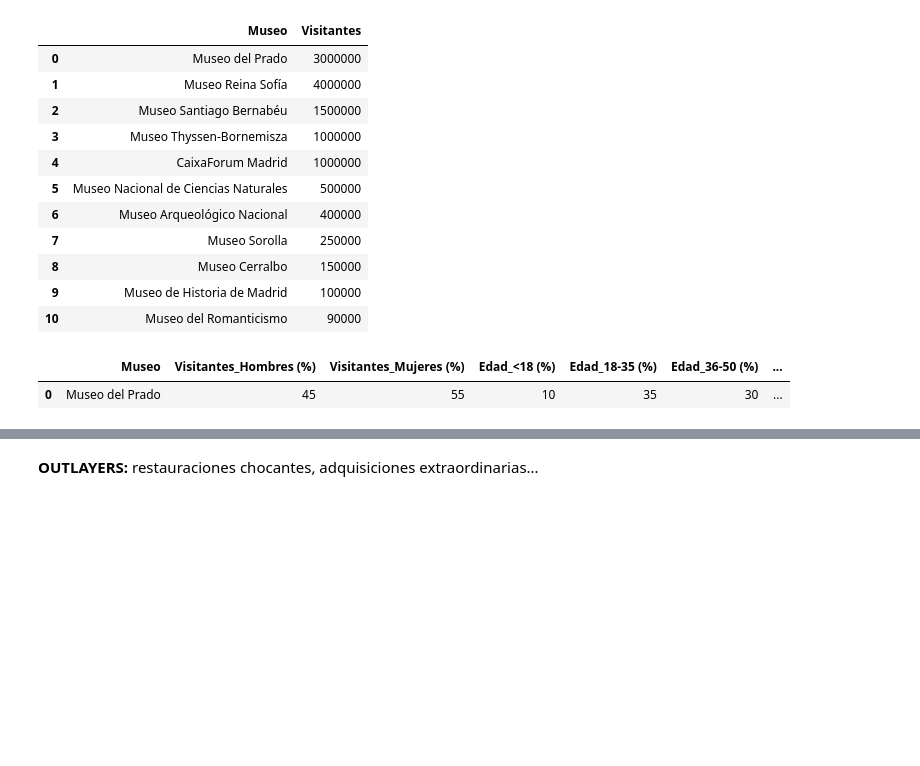
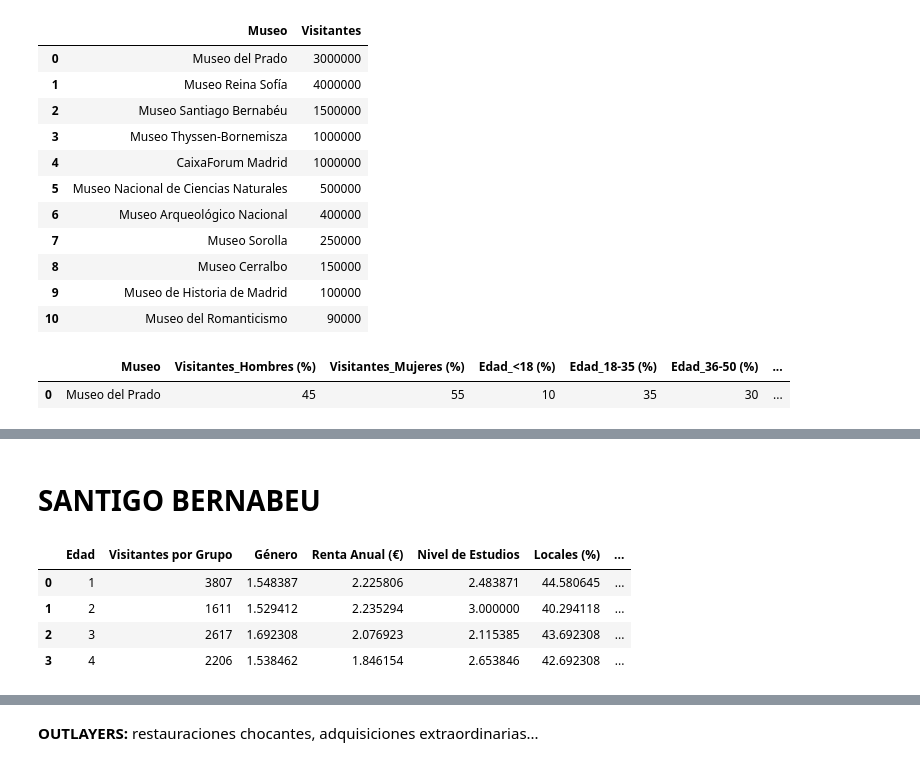
Before and after one commit to pgf3712/EDA_Madrid_Museums, a Jupyter notebook: 3-EDA_DESAROLLO.ipynb, the cells around one changed output, grey strips where cells are left out. Drawn from its saved outputs; the diff is of its cells as text; code cells hidden in the pictures; blank space fills up the shorter version.

```diff
--- a/3-EDA_DESAROLLO.ipynb
+++ b/3-EDA_DESAROLLO.ipynb
@@ -555,0 +644,36 @@ tarifas.head(1)
+# %% [markdown]
+# SANTIGO BERNABEU
+# %%
+# Reemplazar los valores de Género
+santiago_bernabeu['Género'] = santiago_bernabeu['Género'].replace({'Femenino': 1, 'Masculino': 2})
+
+# Reemplazar los valores de Renta Anual (€)
+santiago_bernabeu['Renta Anual (€)'] = santiago_bernabeu['Renta Anual (€)'].replace({'<20,000€': 1, '20,000€ - 40,000€': 2, '>40,000€': 3})
+
+# Reemplazar los valores de Nivel de Estudios
+santiago_bernabeu['Nivel de Estudios'] = santiago_bernabeu['Nivel de Estudios'].replace({
+    'Educación Primaria': 1, 'Educación Secundaria': 2, 'Estudios Universitarios': 3, 'Postgrado o Doctorado': 4
+})
+
+# Reemplazar los valores de Edad
+santiago_bernabeu['Edad'] = santiago_bernabeu['Edad'].replace({'<18': 1, '18-35': 2, '36-50': 3, '>50': 4})
+
+# Agrupar por Edad y calcular la suma de visitantes y medias de las otras columnas
+santiago_bernabeu_limpio = santiago_bernabeu.groupby('Edad').agg({
+    'Visitantes por Grupo': 'sum',
+    'Género': 'mean',
+    'Renta Anual (€)': 'mean',
+    'Nivel de Estudios': 'mean',
+    'Locales (%)': 'mean',
+    'Nacionales (%)': 'mean',
+    'Internacionales (%)': 'mean'
+}).reset_index()
+
+santiago_bernabeu_limpio['Museo'] = 'Santiago Bernabeu'
+santiago_bernabeu_limpio
+# %% [output]
+|  | Edad | Visitantes por Grupo | Género | Renta Anual (€) | Nivel de Estudios | Locales (%) | ... |
+| 0 | 1 | 3807 | 1.548387 | 2.225806 | 2.483871 | 44.580645 | ... |
+| 1 | 2 | 1611 | 1.529412 | 2.235294 | 3.000000 | 40.294118 | ... |
+| 2 | 3 | 2617 | 1.692308 | 2.076923 | 2.115385 | 43.692308 | ... |
+| 3 | 4 | 2206 | 1.538462 | 1.846154 | 2.653846 | 42.692308 | ... |
```
Also changed, not shown: parts of 26 cells of this notebook.
